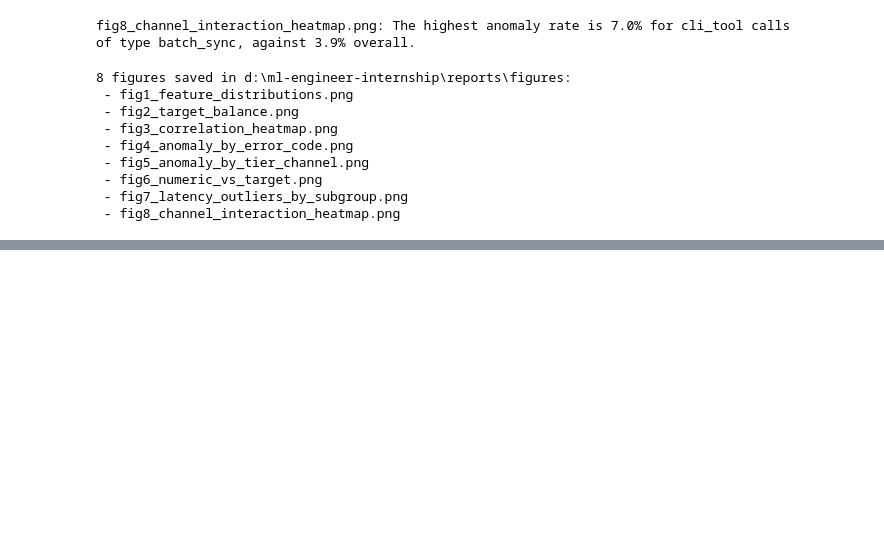
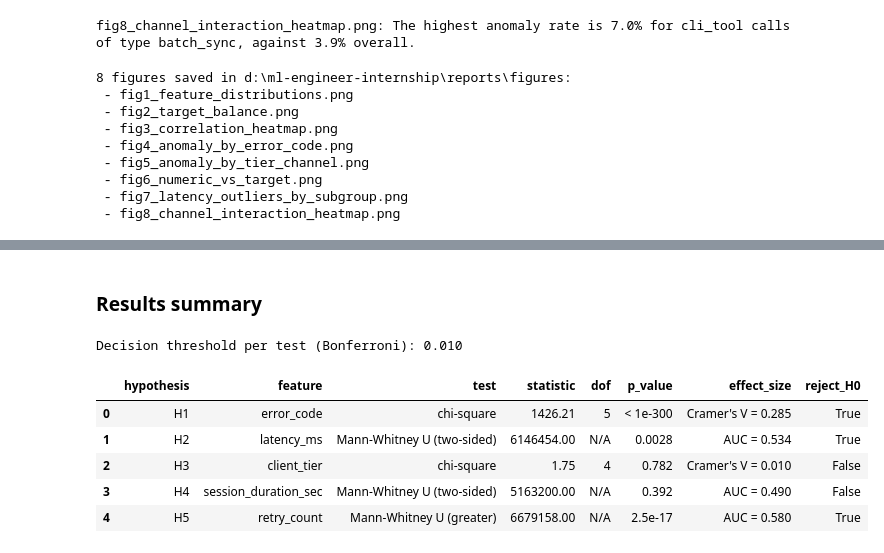
Before and after one commit to abhishekadbhute-create/abhishek-attenomy-ml-internship, a Jupyter notebook: notebooks/02_eda.ipynb, the cells around one changed output, grey strips where cells are left out. Cells and saved outputs as stored; diff of their text form; code cells hidden in the pictures; blank space fills up the shorter version.

Commit message:
feat: add EDA notebook with 8 figures and hypothesis tests

```diff
--- a/notebooks/02_eda.ipynb
+++ b/notebooks/02_eda.ipynb
@@ -373,0 +507,15 @@ To be added in the next step: 5 hypotheses, with chi-square and Mann-Whitney U t
+# %% [markdown]
+### Results summary
+# %%
+summary = pd.DataFrame(results)
+summary.to_csv(ROOT / "reports" / "hypothesis_results.csv", index=False)
+print(f"Decision threshold per test (Bonferroni): {ALPHA_ADJ:.3f}")
+summary
+# %% [output]
+Decision threshold per test (Bonferroni): 0.010
+|  | hypothesis | feature | test | statistic | dof | p_value | effect_size | reject_H0 |
+| 0 | H1 | error_code | chi-square | 1426.21 | 5 | < 1e-300 | Cramer's V = 0.285 | True |
+| 1 | H2 | latency_ms | Mann-Whitney U (two-sided) | 6146454.00 | N/A | 0.0028 | AUC = 0.534 | True |
+| 2 | H3 | client_tier | chi-square | 1.75 | 4 | 0.782 | Cramer's V = 0.010 | False |
+| 3 | H4 | session_duration_sec | Mann-Whitney U (two-sided) | 5163200.00 | N/A | 0.392 | AUC = 0.490 | False |
+| 4 | H5 | retry_count | Mann-Whitney U (greater) | 6679158.00 | N/A | 2.5e-17 | AUC = 0.580 | True |
```
Also changed, not shown: parts of 7 cells of this notebook, 1 other file.
